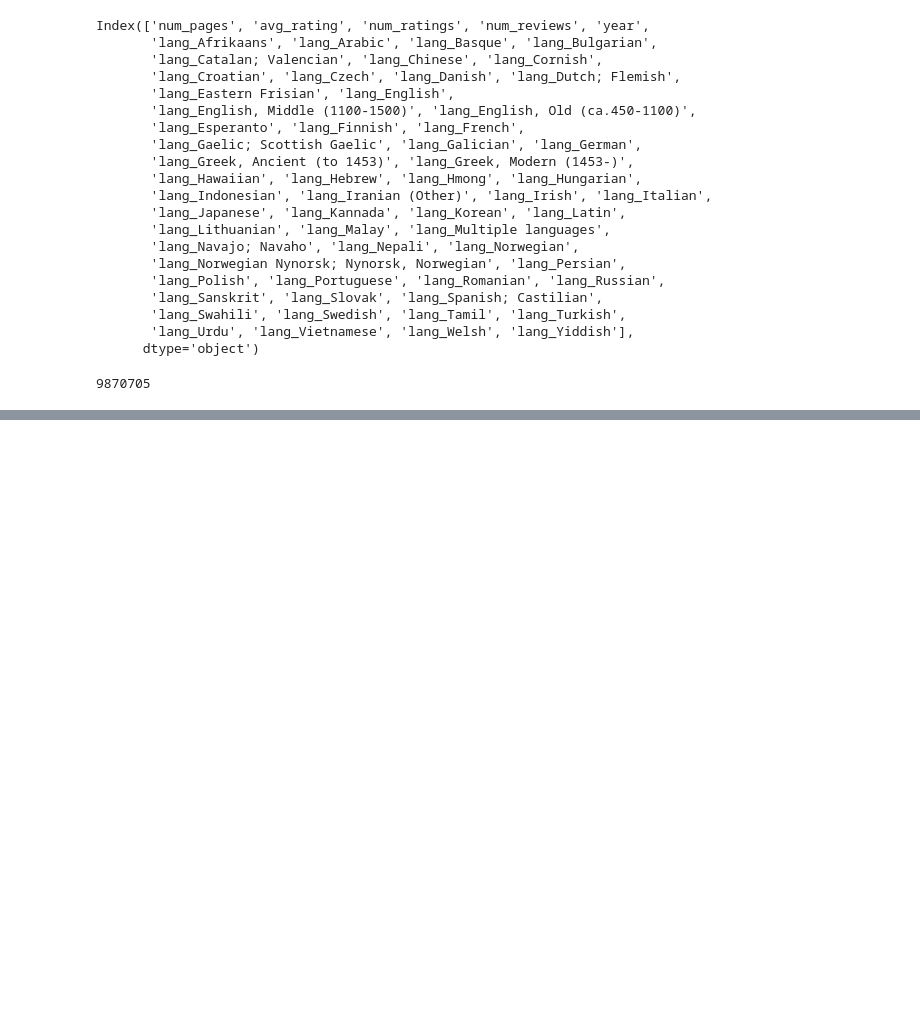
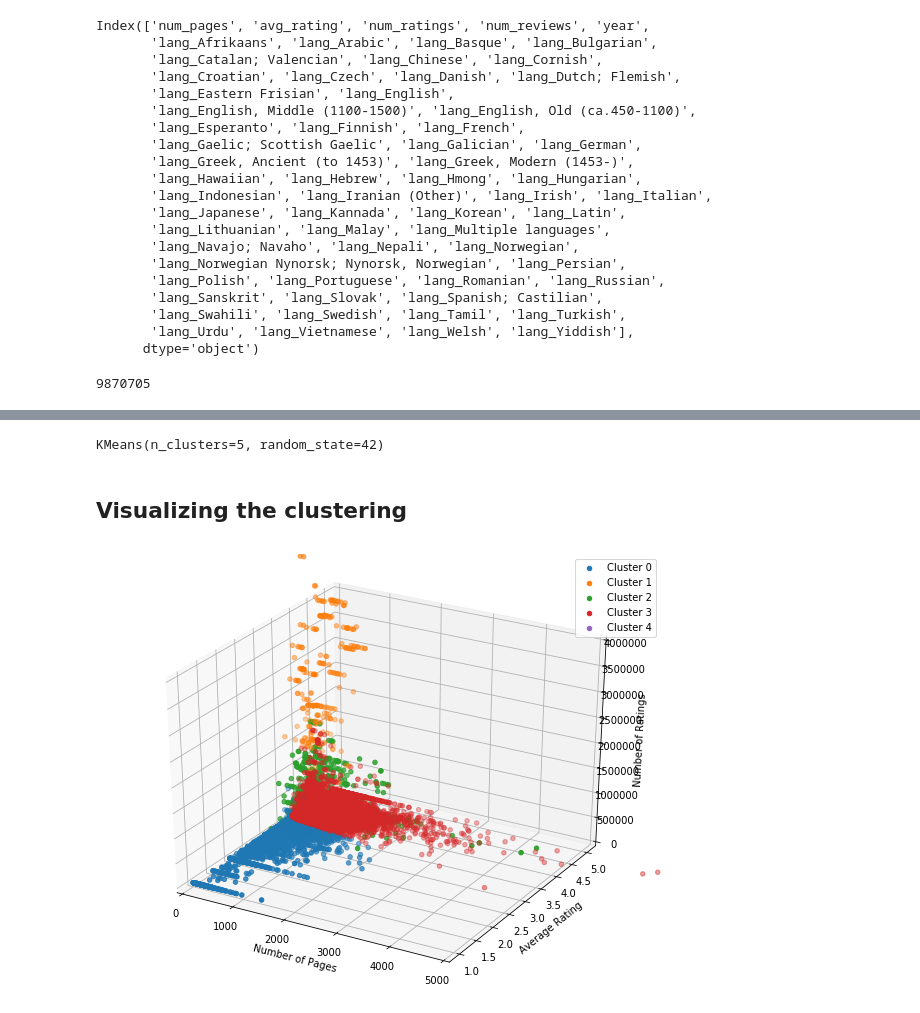
Before and after one commit to EmmaKLofthouse/Book-Analysis-and-Recommender, a Jupyter notebook: Book_recommender.ipynb, the cells around one changed output, grey strips where cells are left out. Cells and saved outputs as stored; diff of their text form; code cells hidden in the pictures; blank space fills up the shorter version.

```diff
--- a/Book_recommender.ipynb
+++ b/Book_recommender.ipynb
@@ -158,0 +190,37 @@ TBC.....
+# %%
+#Rerun code with the selected number of clusters
+n_clusters=5
+
+kmeans = KMeans(n_clusters = n_clusters, init="k-means++", random_state=42)
+kmeans.fit(X_scaled)
+# %% [output]
+KMeans(n_clusters=5, random_state=42)
+# %%
+X_scaled['cluster_label'] = kmeans.labels_
+X['cluster_label'] = kmeans.labels_
+# %% [markdown]
+## Visualizing the clustering
+# %%
+import matplotlib.pyplot as plt
+from mpl_toolkits.mplot3d import Axes3D
+
+X_subset = X[['num_pages', 'avg_rating', 'num_ratings','cluster_label']]
+
+fig = plt.figure(figsize=(10, 8))
+ax = fig.add_subplot(111, projection='3d')
+
+# Scatter plot points coloured by cluster label
+for cluster_label in range(n_clusters):
+    cluster_data = X_subset[X_subset['cluster_label'] == cluster_label]
+    ax.scatter(cluster_data['num_pages'], cluster_data['avg_rating'], cluster_data['num_ratings'],
+               label=f'Cluster {cluster_label}')
+
+ax.set_xlabel('Number of Pages')
+ax.set_ylabel('Average Rating')
+ax.set_zlabel('Number of Ratings')
+#ax.set_zscale("log")
+ax.set_xlim(0,5000)
+ax.set_zlim(0,4e6)
+plt.legend();
+# %% [output]
+[figure, added]
```
Also changed, not shown: parts of 11 cells of this notebook, 1 other file.
